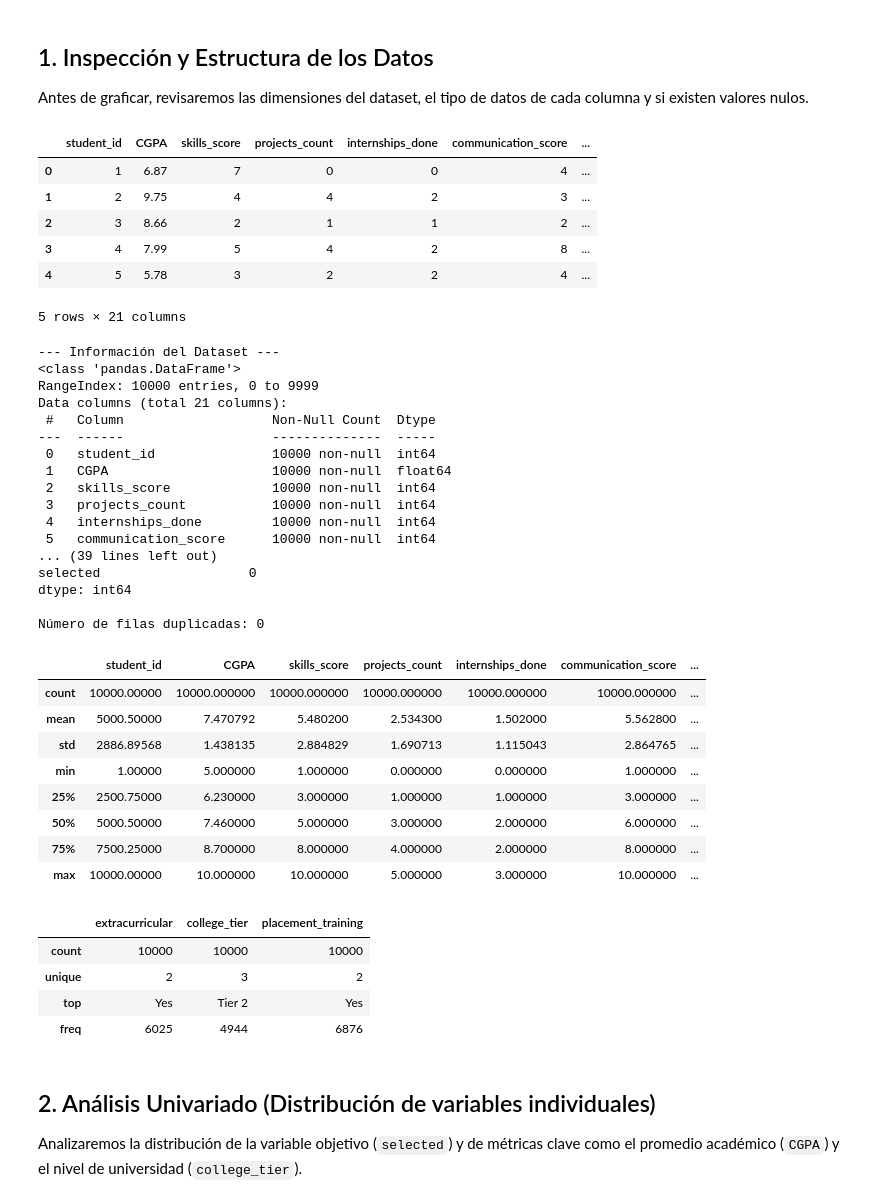
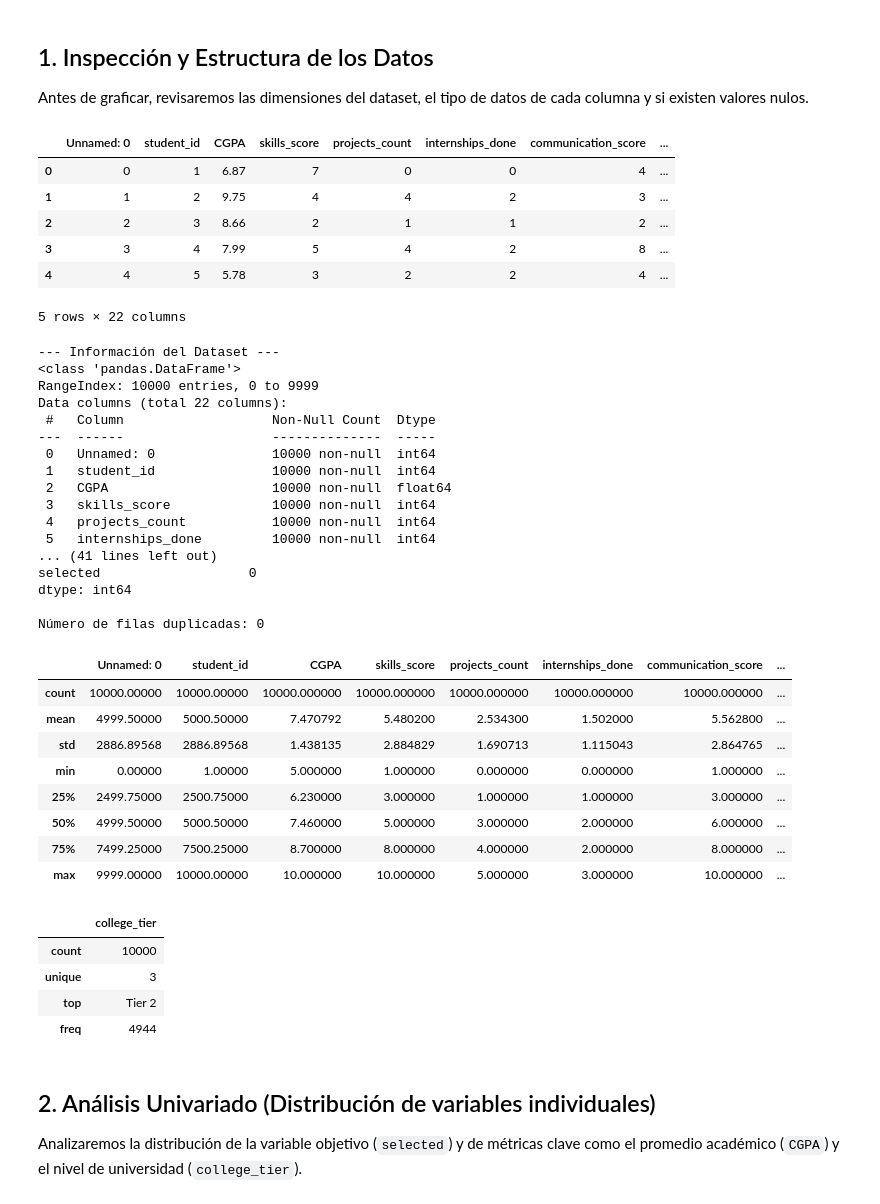
Before and after one commit to Bootcamp-DA-P2/DA-project-classification-Grupo2, a Jupyter notebook: notebooks/EDA.ipynb, the cells around one changed output. Saved outputs shown, nothing was run; the diff lists cells and outputs as text; code cells hidden in the pictures.

```diff
--- a/notebooks/EDA.ipynb
+++ b/notebooks/EDA.ipynb
@@ -10,17 +8,17 @@ Matplotlib is building the font cache; this may take a moment.
 ## 1. Inspección y Estructura de los Datos
 Antes de graficar, revisaremos las dimensiones del dataset, el tipo de datos de cada columna y si existen valores nulos.
 # %%
-df = pd.read_csv('../data/clean/Internship_Selection_Dataset.csv')
+df = pd.read_csv('../data/clean/Internship_Selection_Dataset_Clean.csv')
 
 df.head()
 # %% [output]
-|  | student_id | CGPA | skills_score | projects_count | internships_done | communication_score | ... |
-| 0 | 1 | 6.87 | 7 | 0 | 0 | 4 | ... |
-| 1 | 2 | 9.75 | 4 | 4 | 2 | 3 | ... |
-| 2 | 3 | 8.66 | 2 | 1 | 1 | 2 | ... |
-| 3 | 4 | 7.99 | 5 | 4 | 2 | 8 | ... |
-| 4 | 5 | 5.78 | 3 | 2 | 2 | 4 | ... |
+|  | Unnamed: 0 | student_id | CGPA | skills_score | projects_count | internships_done | communication_score | ... |
+| 0 | 0 | 1 | 6.87 | 7 | 0 | 0 | 4 | ... |
+| 1 | 1 | 2 | 9.75 | 4 | 4 | 2 | 3 | ... |
+| 2 | 2 | 3 | 8.66 | 2 | 1 | 1 | 2 | ... |
+| 3 | 3 | 4 | 7.99 | 5 | 4 | 2 | 8 | ... |
+| 4 | 4 | 5 | 5.78 | 3 | 2 | 2 | 4 | ... |
-5 rows × 21 columns
+5 rows × 22 columns
 # %%
 print("--- Información del Dataset ---")
 df.info()
@@ -33,16 +31,16 @@ print(f"\nNúmero de filas duplicadas: {df.duplicated().sum()}")
 --- Información del Dataset ---
 <class 'pandas.DataFrame'>
 RangeIndex: 10000 entries, 0 to 9999
-Data columns (total 21 columns):
+Data columns (total 22 columns):
  #   Column                   Non-Null Count  Dtype
 ---  ------                   --------------  -----
- 0   student_id               10000 non-null  int64
- 1   CGPA                     10000 non-null  float64
- 2   skills_score             10000 non-null  int64
- 3   projects_count           10000 non-null  int64
- 4   internships_done         10000 non-null  int64
- 5   communication_score      10000 non-null  int64
-... (39 lines left out)
+ 0   Unnamed: 0               10000 non-null  int64
+ 1   student_id               10000 non-null  int64
+ 2   CGPA                     10000 non-null  float64
+ 3   skills_score             10000 non-null  int64
+ 4   projects_count           10000 non-null  int64
+ 5   internships_done         10000 non-null  int64
+... (41 lines left out)
 selected                   0
 dtype: int64
 
@@ -50,23 +48,23 @@ Número de filas duplicadas: 0
 # %%
 df.describe()
 # %% [output]
-|  | student_id | CGPA | skills_score | projects_count | internships_done | communication_score | ... |
-| count | 10000.00000 | 10000.000000 | 10000.000000 | 10000.000000 | 10000.000000 | 10000.000000 | ... |
-| mean | 5000.50000 | 7.470792 | 5.480200 | 2.534300 | 1.502000 | 5.562800 | ... |
-| std | 2886.89568 | 1.438135 | 2.884829 | 1.690713 | 1.115043 | 2.864765 | ... |
-| min | 1.00000 | 5.000000 | 1.000000 | 0.000000 | 0.000000 | 1.000000 | ... |
-| 25% | 2500.75000 | 6.230000 | 3.000000 | 1.000000 | 1.000000 | 3.000000 | ... |
-| 50% | 5000.50000 | 7.460000 | 5.000000 | 3.000000 | 2.000000 | 6.000000 | ... |
-| 75% | 7500.25000 | 8.700000 | 8.000000 | 4.000000 | 2.000000 | 8.000000 | ... |
-| max | 10000.00000 | 10.000000 | 10.000000 | 5.000000 | 3.000000 | 10.000000 | ... |
+|  | Unnamed: 0 | student_id | CGPA | skills_score | projects_count | internships_done | communication_score | ... |
+| count | 10000.00000 | 10000.00000 | 10000.000000 | 10000.000000 | 10000.000000 | 10000.000000 | 10000.000000 | ... |
+| mean | 4999.50000 | 5000.50000 | 7.470792 | 5.480200 | 2.534300 | 1.502000 | 5.562800 | ... |
+| std | 2886.89568 | 2886.89568 | 1.438135 | 2.884829 | 1.690713 | 1.115043 | 2.864765 | ... |
+| min | 0.00000 | 1.00000 | 5.000000 | 1.000000 | 0.000000 | 0.000000 | 1.000000 | ... |
+| 25% | 2499.75000 | 2500.75000 | 6.230000 | 3.000000 | 1.000000 | 1.000000 | 3.000000 | ... |
+| 50% | 4999.50000 | 5000.50000 | 7.460000 | 5.000000 | 3.000000 | 2.000000 | 6.000000 | ... |
+| 75% | 7499.25000 | 7500.25000 | 8.700000 | 8.000000 | 4.000000 | 2.000000 | 8.000000 | ... |
+| max | 9999.00000 | 10000.00000 | 10.000000 | 10.000000 | 5.000000 | 3.000000 | 10.000000 | ... |
 # %%
 df.describe(include='str')
 # %% [output]
-|  | extracurricular | college_tier | placement_training |
-| count | 10000 | 10000 | 10000 |
-| unique | 2 | 3 | 2 |
-| top | Yes | Tier 2 | Yes |
-| freq | 6025 | 4944 | 6876 |
+|  | college_tier |
+| count | 10000 |
+| unique | 3 |
+| top | Tier 2 |
+| freq | 4944 |
 # %%
 # conversión de las columnas extracurricuilar y placement_training en tipo bool
 df['extracurricular'] = df['extracurricular'].map(
```
Also changed, not shown: parts of 4 cells of this notebook.
